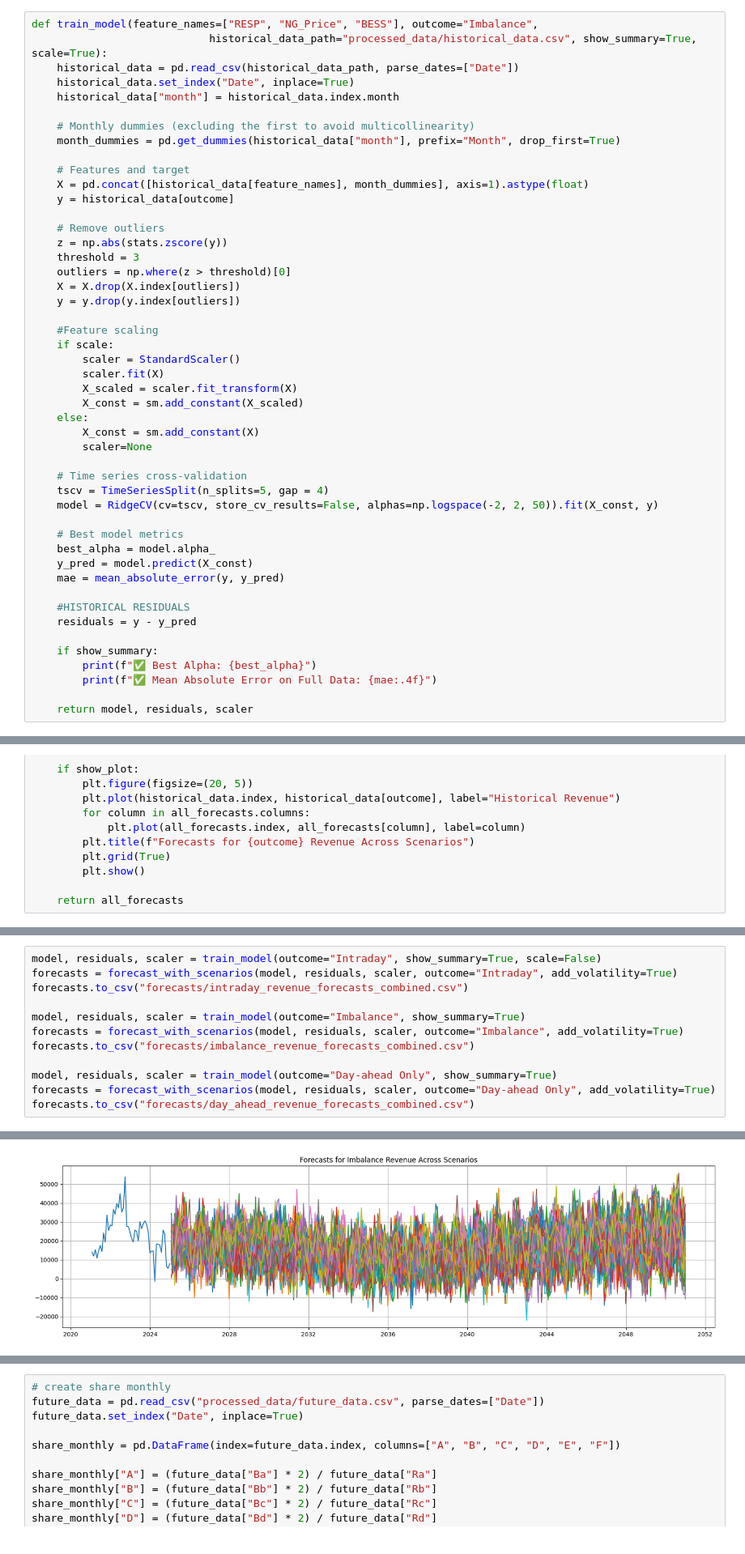
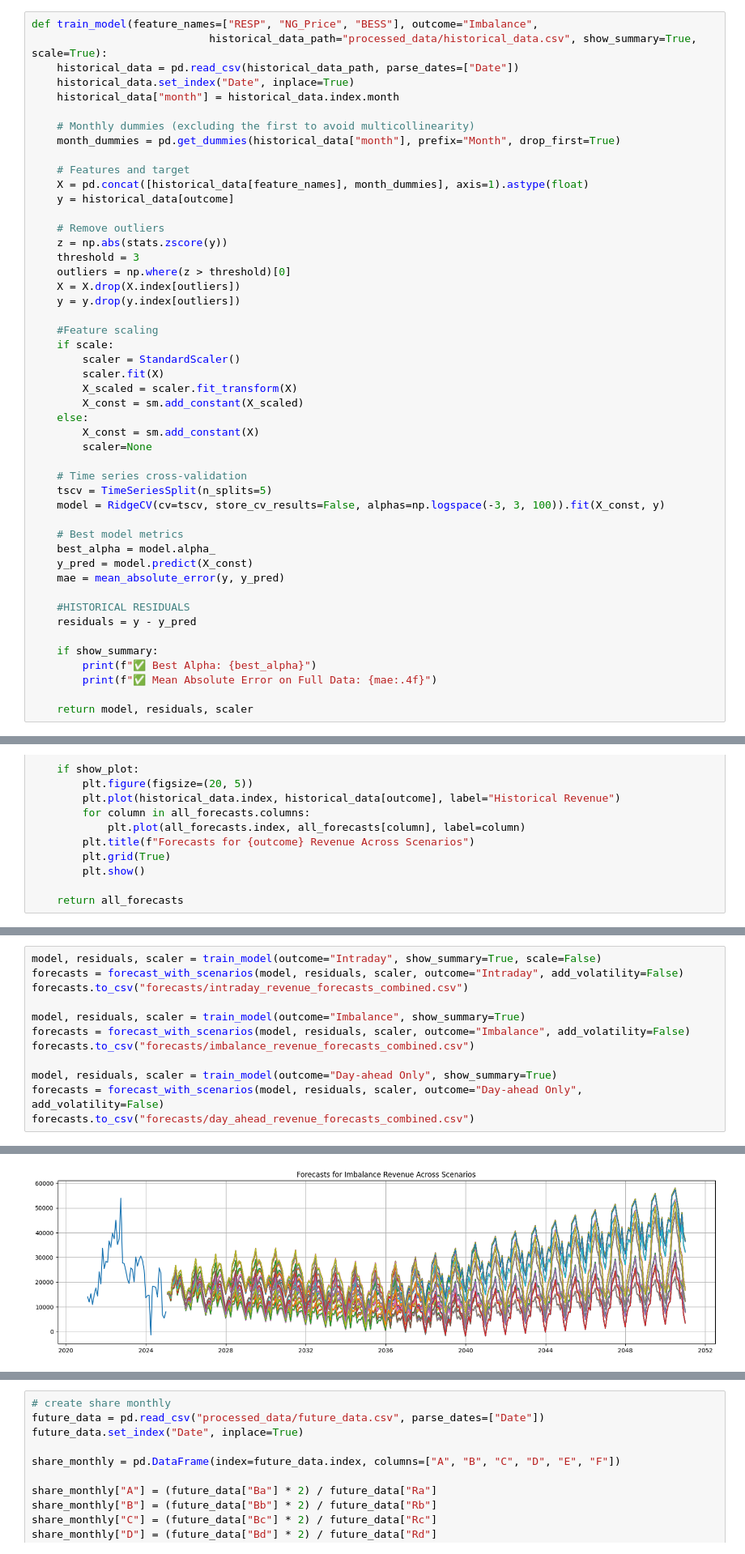
Before and after one commit to Uanra14/BESS_Revenue_Scenarios, a Jupyter notebook: Alisya's forecast.ipynb, the cells around one changed output, grey strips where cells are left out. Shown at 81% size. Saved outputs shown, nothing was run; the diff lists cells and outputs as text.

```diff
--- a/Alisya's forecast.ipynb
+++ b/Alisya's forecast.ipynb
@@ -50,8 +50,8 @@ def train_model(feature_names=["RESP", "NG_Price", "BESS"], outcome="Imbalance",
         scaler=None
 
     # Time series cross-validation
-    tscv = TimeSeriesSplit(n_splits=5, gap = 4)
-    model = RidgeCV(cv=tscv, store_cv_results=False, alphas=np.logspace(-2, 2, 50)).fit(X_const, y)
+    tscv = TimeSeriesSplit(n_splits=5)
+    model = RidgeCV(cv=tscv, store_cv_results=False, alphas=np.logspace(-3, 3, 100)).fit(X_const, y)
 
     # Best model metrics
     best_alpha = model.alpha_
@@ -154,13 +186,13 @@ def forecast_with_scenarios(model, residuals, scaler, outcome="Imbalance", featu
 # %%
 model, residuals, scaler = train_model(outcome="Intraday", show_summary=True, scale=False)
-forecasts = forecast_with_scenarios(model, residuals, scaler, outcome="Intraday", add_volatility=True)
+forecasts = forecast_with_scenarios(model, residuals, scaler, outcome="Intraday", add_volatility=False)
 forecasts.to_csv("forecasts/intraday_revenue_forecasts_combined.csv")
 
 model, residuals, scaler = train_model(outcome="Imbalance", show_summary=True)
-forecasts = forecast_with_scenarios(model, residuals, scaler, outcome="Imbalance", add_volatility=True)
+forecasts = forecast_with_scenarios(model, residuals, scaler, outcome="Imbalance", add_volatility=False)
 forecasts.to_csv("forecasts/imbalance_revenue_forecasts_combined.csv")
 
 model, residuals, scaler = train_model(outcome="Day-ahead Only", show_summary=True)
-forecasts = forecast_with_scenarios(model, residuals, scaler, outcome="Day-ahead Only", add_volatility=True)
+forecasts = forecast_with_scenarios(model, residuals, scaler, outcome="Day-ahead Only", add_volatility=False)
 forecasts.to_csv("forecasts/day_ahead_revenue_forecasts_combined.csv")
 # %% [output]
@@ -172 +204 @@ forecasts.to_csv("forecasts/day_ahead_revenue_forecasts_combined.csv")
-[figure, old version]
+[figure, new version]
```
Also changed, not shown: parts of 5 cells of this notebook, 9 other files.
